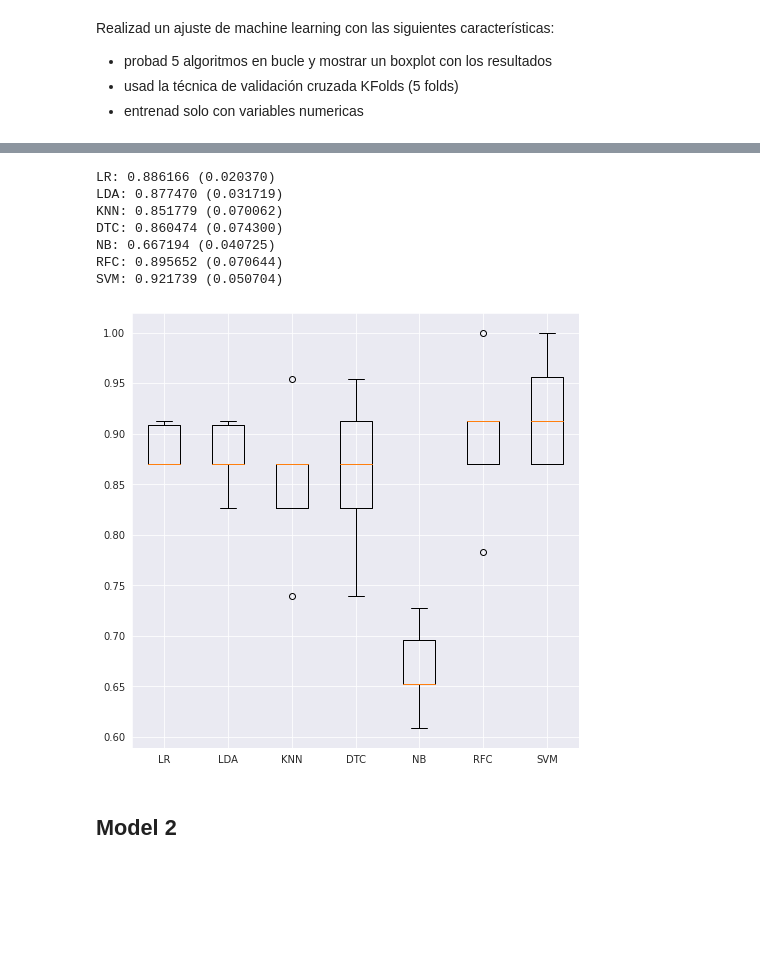
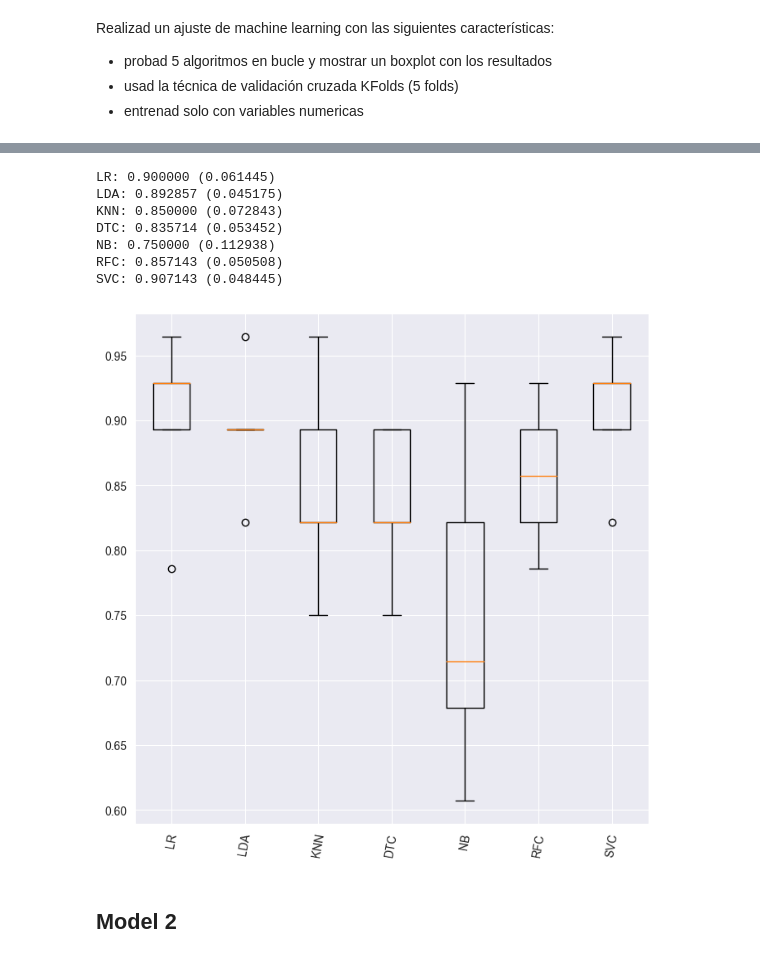
Before and after one commit to Oscarvas/mlpython, a Jupyter notebook: ejercicio2-oscar-vasquez.ipynb, the cells around one changed output, grey strips where cells are left out. Saved outputs shown, nothing was run; the diff lists cells and outputs as text; code cells hidden in the pictures; blank space fills up the shorter version.

Commit message:
Modelo 3

```diff
--- a/ejercicio2-oscar-vasquez.ipynb
+++ b/ejercicio2-oscar-vasquez.ipynb
@@ -408,4 +408,5 @@ def boxplots_algorithms(results, names):
     plt.figure(figsize=(8,8))
     plt.boxplot(results)
     plt.xticks(range(1,len(names)+1), names)
+    plt.xticks(rotation=80)
     plt.show()
@@ -412,40 +425,42 @@ def boxplots_algorithms(results, names):
 # %%
 # codigo-alumno
 models = []
 models.append(('LR', LogisticRegression(random_state=seed)))
 models.append(('LDA', LinearDiscriminantAnalysis()))
 models.append(('KNN', KNeighborsClassifier()))
 models.append(('DTC', DecisionTreeClassifier(random_state=seed)))
 models.append(('NB', GaussianNB()))
 models.append(('RFC', RandomForestClassifier(random_state=seed)))
-models.append(('SVM', SVC()))
+models.append(('SVC', SVC()))
 
 results = []
 names = []
 
-X = df[['duration', 'logged_in', 'count', 'srv_count', 'serror_rate', 'dst_host_srv_count', 'dst_host_srv_serror_rate']]
+X = df[var_numericas] # ['duration', 'logged_in', 'count', 'srv_count', 'serror_rate', 'dst_host_srv_count', 'dst_host_srv_serror_rate']]
 y = df['labels']
 
 for name, model in models:
+    # evaluamos el modelo con validacion cruzada
     cv_technique = KFold(n_splits=5, shuffle=True, random_state=seed)
     cv_results = cross_val_score(model,X,y,cv=cv_technique)
 
+    # mostramos los resultados, media y desviacion estandar
     msg = "%s: %f (%f)" % (name, cv_results.mean(), cv_results.std())
     print(msg)
 
     results.append(cv_results)
     names.append(name)
 
 boxplots_algorithms(results, names)
 # %% [output]
-LR: 0.886166 (0.020370)
-LDA: 0.877470 (0.031719)
-KNN: 0.851779 (0.070062)
-DTC: 0.860474 (0.074300)
-NB: 0.667194 (0.040725)
-RFC: 0.895652 (0.070644)
-SVM: 0.921739 (0.050704)
+LR: 0.900000 (0.061445)
+LDA: 0.892857 (0.045175)
+KNN: 0.850000 (0.072843)
+DTC: 0.835714 (0.053452)
+NB: 0.750000 (0.112938)
+RFC: 0.857143 (0.050508)
+SVC: 0.907143 (0.048445)
-[figure, old version]
+[figure, new version]
 # %% [markdown]
 ## Model 2
 # %% [markdown]
```
Also changed, not shown: parts of 6 cells of this notebook.
